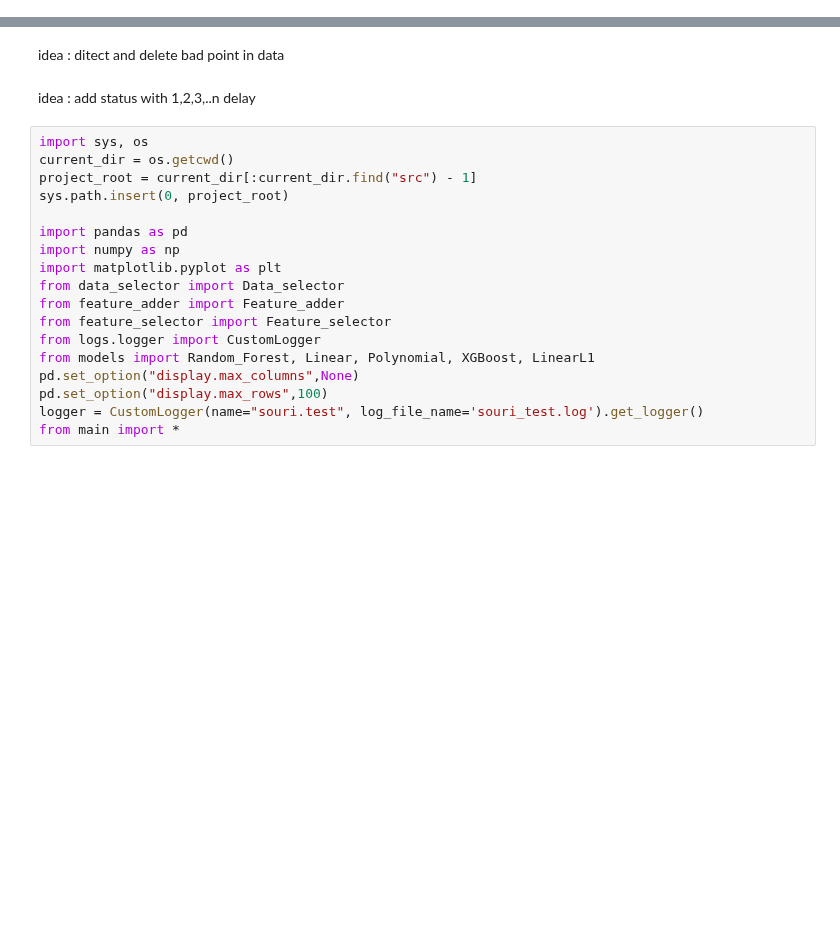
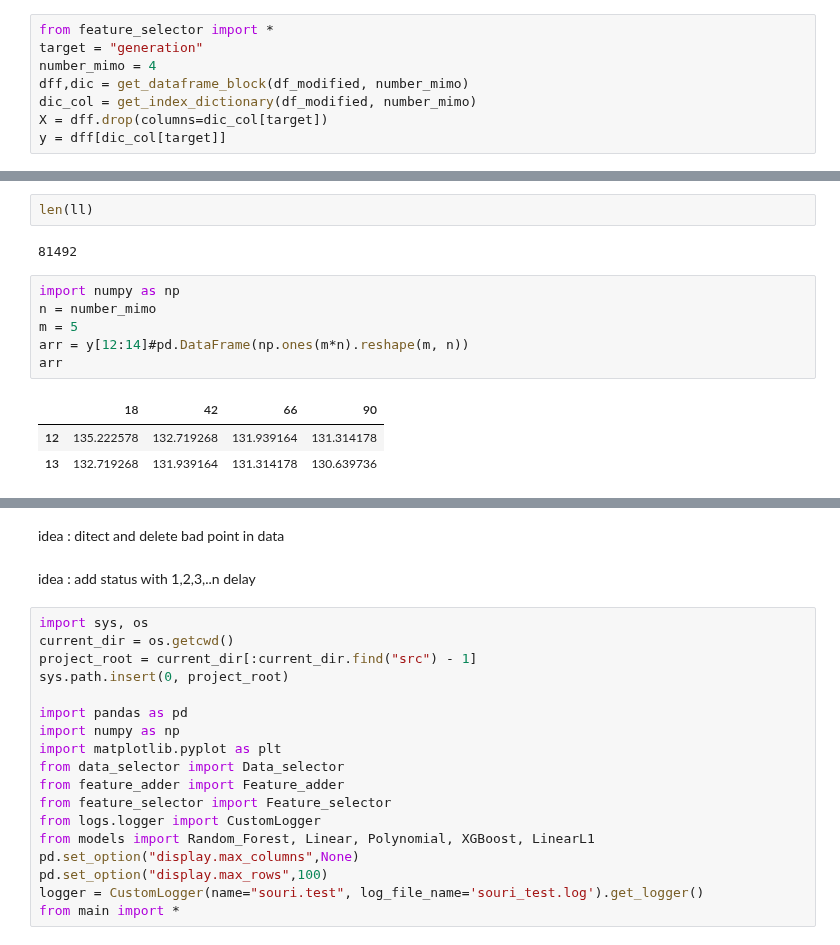
Before and after one commit to SHSMJ200/Bargh_ML, a Jupyter notebook: src/models/souri_test.ipynb, the cells around one changed output, grey strips where cells are left out. Cells and saved outputs as stored; diff of their text form; blank space fills up the shorter version.

```diff
--- a/src/models/souri_test.ipynb
+++ b/src/models/souri_test.ipynb
@@ -0,0 +171,8 @@
+# %%
+from feature_selector import *
+target = "generation"
+number_mimo = 4
+dff,dic = get_dataframe_block(df_modified, number_mimo)
+dic_col = get_index_dictionary(df_modified, number_mimo)
+X = dff.drop(columns=dic_col[target])
+y = dff[dic_col[target]]
@@ -0,0 +244,14 @@
+# %%
+len(ll)
+# %% [output]
+81492
+# %%
+import numpy as np
+n = number_mimo
+m = 5
+arr = y[12:14]#pd.DataFrame(np.ones(m*n).reshape(m, n))
+arr
+# %% [output]
+|  | 18 | 42 | 66 | 90 |
+| 12 | 135.222578 | 132.719268 | 131.939164 | 131.314178 |
+| 13 | 132.719268 | 131.939164 | 131.314178 | 130.639736 |
```
Also changed, not shown: parts of 12 cells of this notebook, 4 other files.
